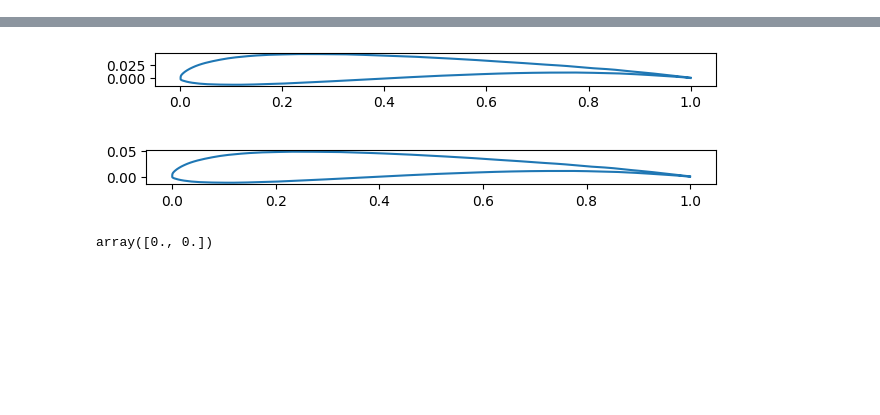
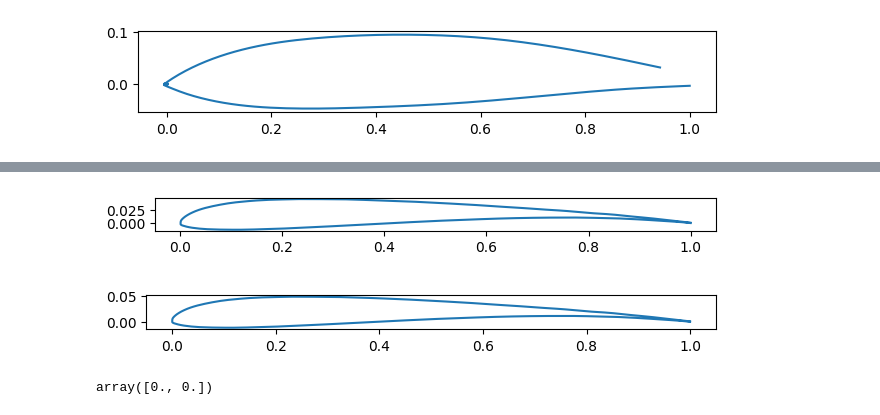
Before and after one commit to Karl-Liu-ch/DiffusionAirfoil, a Jupyter notebook: main.ipynb, the cells around one changed output, grey strips where cells are left out. Cells and saved outputs as stored; diff of their text form; code cells hidden in the pictures; blank space fills up the shorter version.

```diff
--- a/main.ipynb
+++ b/main.ipynb
@@ -75,3 +144,14 @@ airfoil = np.loadtxt('results/airfoil.dat')
+# %%
+fig, axs = plt.subplots(1, 1)
+xhat, yhat = savgol_filter((samples[4,:,0], samples[4,:,1]), 5, 3)
+samples[4,:,0] = xhat
+samples[4,:,1] = yhat
+axs.plot(samples[4,:,0], samples[4,:,1])
+axs.set_aspect('equal', 'box')
+fig.tight_layout()
+plt.show()
+# %% [output]
+[figure, added]
 # %%
 fig, axs = plt.subplots(1, 1)
 axs.plot(airfoil1D[:,0], airfoil1D[:,1])
```
Also changed, not shown: parts of 14 cells of this notebook, 6 other files.
